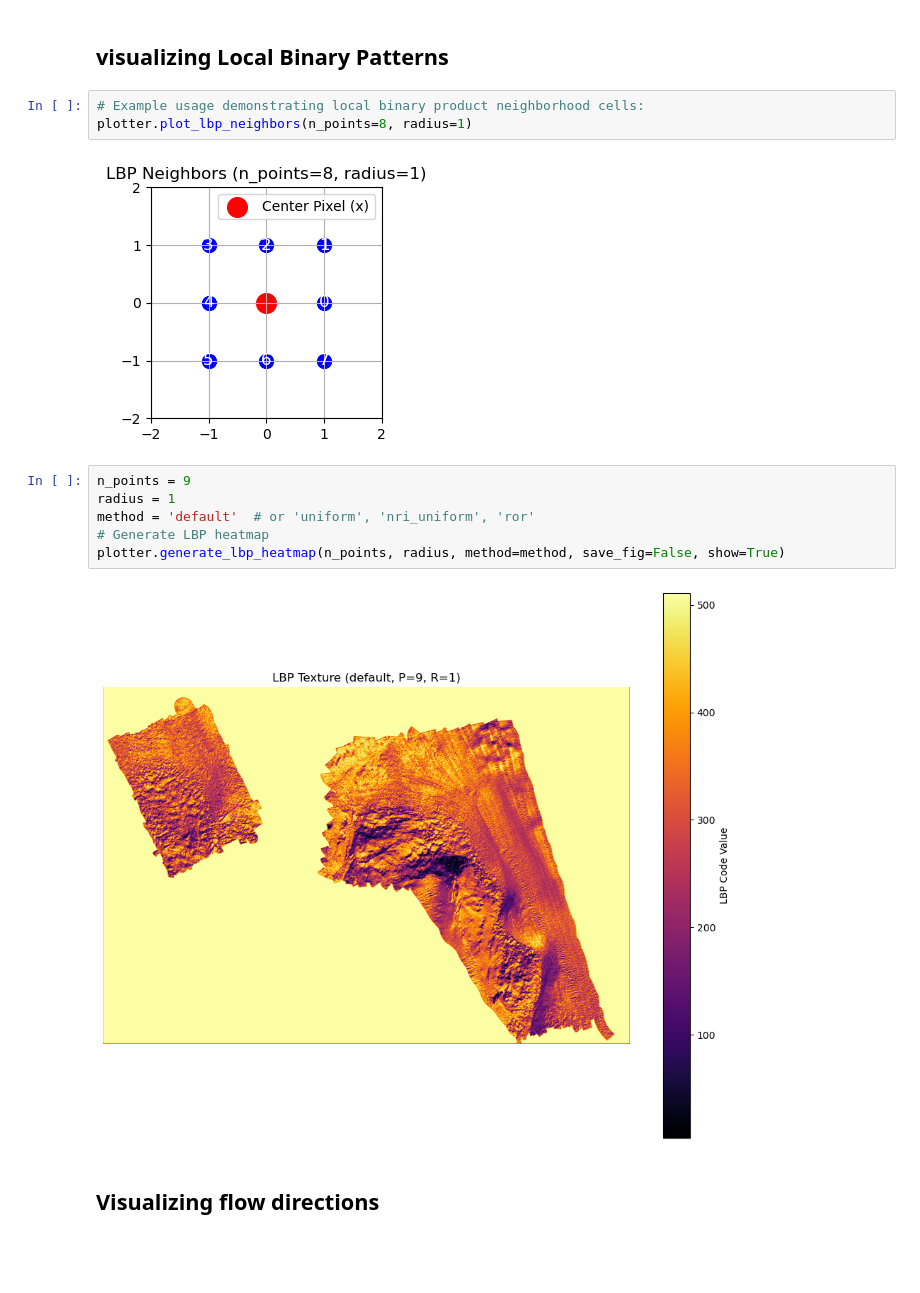
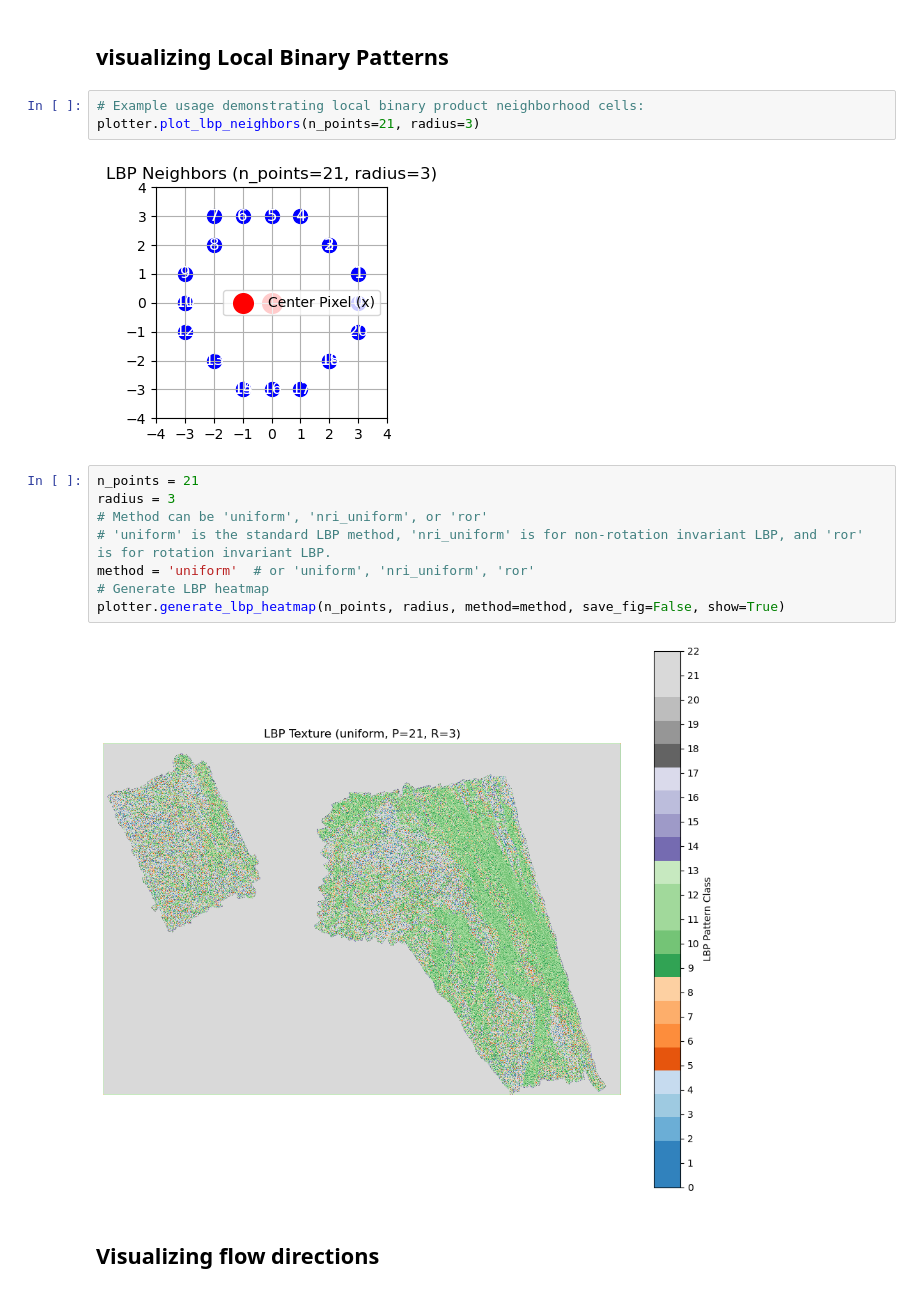
Before and after one commit to ajgeglio/arcpy-dem-processing, a Jupyter notebook: notebooks/visualizing_products.ipynb, the cells around one changed output. Cells and saved outputs as stored; diff of their text form; blank space fills up the shorter version.

```diff
--- a/notebooks/visualizing_products.ipynb
+++ b/notebooks/visualizing_products.ipynb
@@ -20,17 +20,19 @@ plotter.plot_dem(title="GHR Depth", cmap="terrain", vmin=-35, vmax=0)
 ## visualizing Local Binary Patterns
 # %%
 # Example usage demonstrating local binary product neighborhood cells:
-plotter.plot_lbp_neighbors(n_points=8, radius=1)
+plotter.plot_lbp_neighbors(n_points=21, radius=3)
 # %% [output]
-[figure, old version]
+[figure, new version]
 # %%
-n_points = 9
-radius = 1
-method = 'default'  # or 'uniform', 'nri_uniform', 'ror'
+n_points = 21
+radius = 3
+# Method can be 'uniform', 'nri_uniform', or 'ror'
+# 'uniform' is the standard LBP method, 'nri_uniform' is for non-rotation invariant LBP, and 'ror' is for rotation invariant LBP.
+method = 'uniform'  # or 'uniform', 'nri_uniform', 'ror'
 # Generate LBP heatmap
 plotter.generate_lbp_heatmap(n_points, radius, method=method, save_fig=False, show=True)
 # %% [output]
-[figure, old version]
+[figure, new version]
 # %% [markdown]
 ## Visualizing flow directions
 # %%
```
